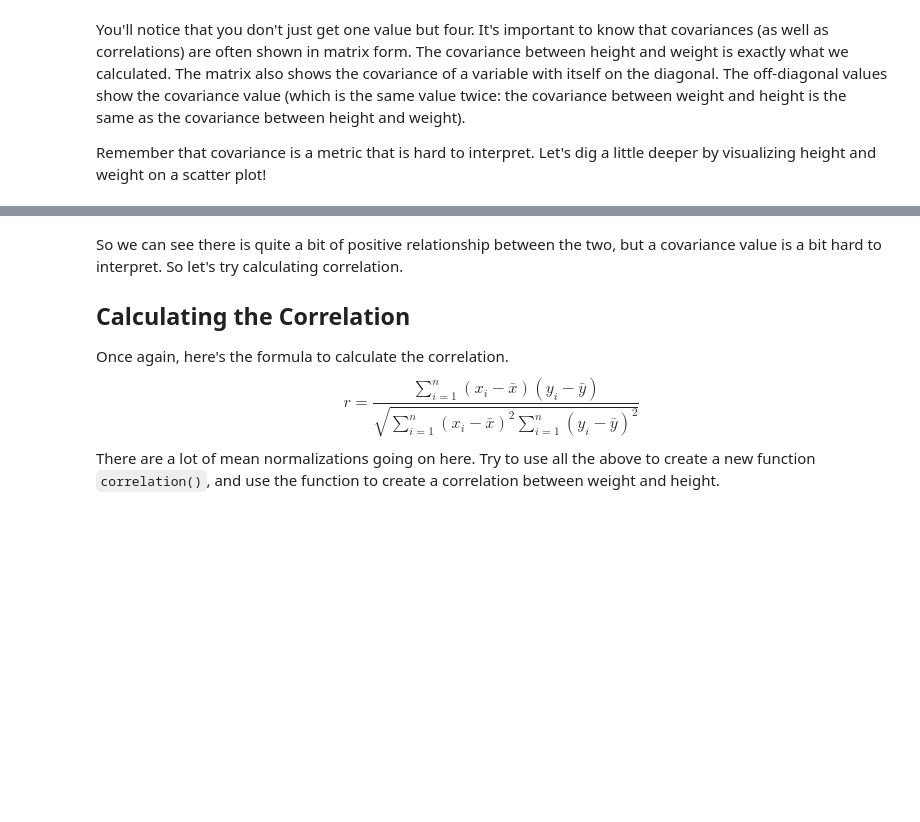
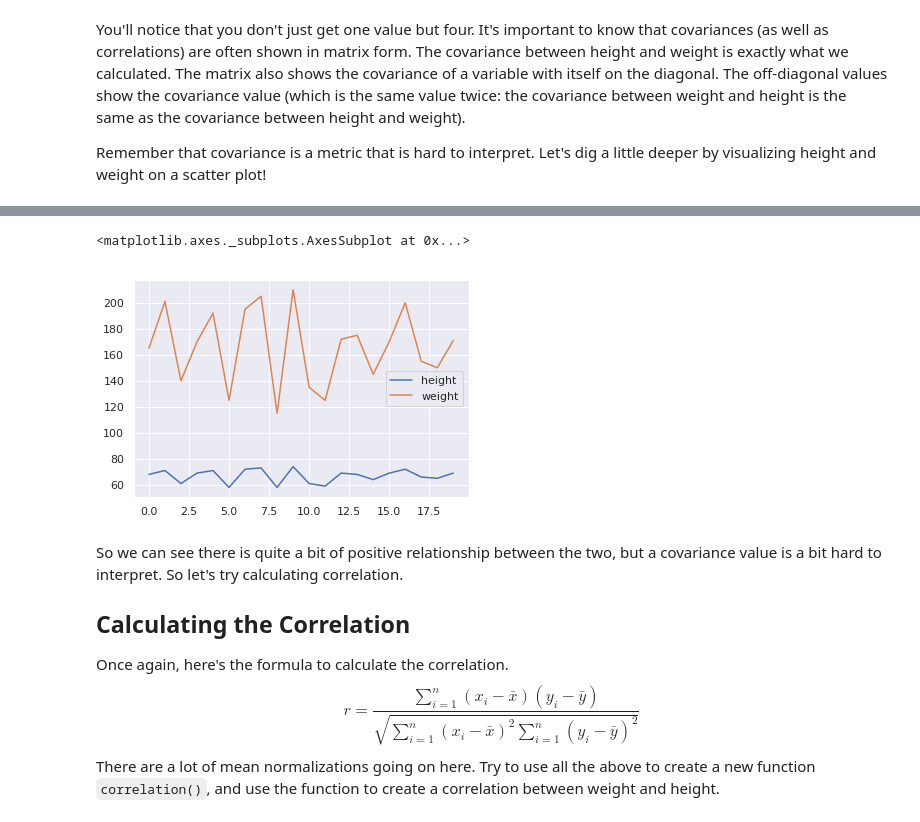
Before and after one commit to hy123udg/dsc-correlation-covariance-lab-nyc-ds-060319, a Jupyter notebook: index.ipynb, the cells around one changed output, grey strips where cells are left out. Cells and saved outputs as stored; diff of their text form; code cells hidden in the pictures; blank space fills up the shorter version.

```diff
--- a/index.ipynb
+++ b/index.ipynb
@@ -192,3 +188,8 @@ Remember that covariance is a metric that is hard to interpret. Let's dig a litt
+# %%
+df.plot()
+# %% [output]
+<matplotlib.axes._subplots.AxesSubplot at 0x...>
+[figure, added]
 # %% [markdown]
 So we can see there is quite a bit of positive relationship between the two, but a covariance value is a bit hard to interpret. So let's try calculating correlation.
 
```
Also changed, not shown: parts of 1 cell of this notebook.
